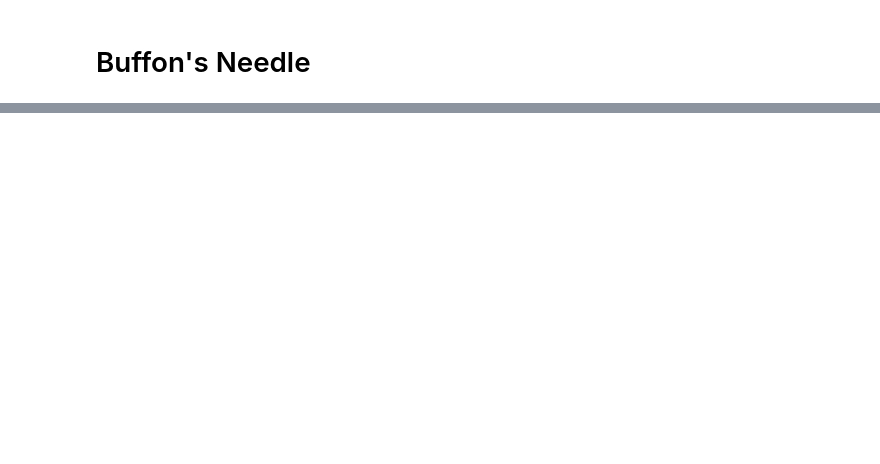
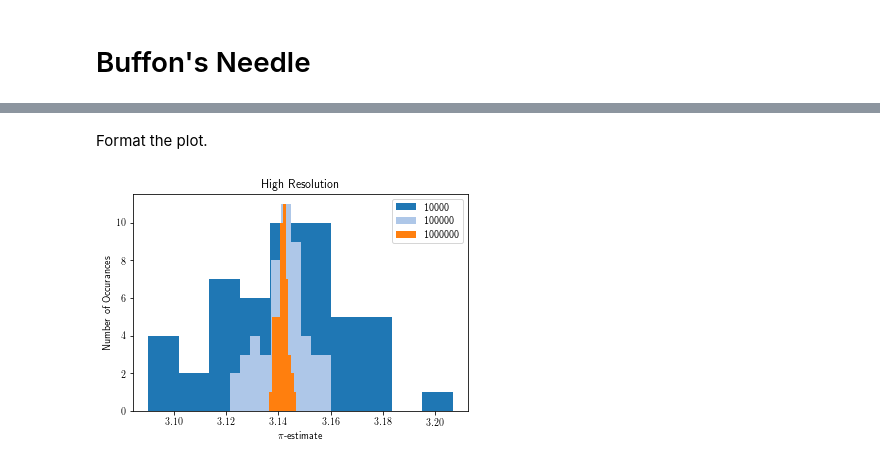
Before and after one commit to LambertOSU/buffon, a Jupyter notebook: buffons_notebook.ipynb, the cells around one changed output, grey strips where cells are left out. Drawn from its saved outputs; the diff is of its cells as text; code cells hidden in the pictures; blank space fills up the shorter version.

```diff
--- a/buffons_notebook.ipynb
+++ b/buffons_notebook.ipynb
@@ -291,0 +248,2 @@ Trial  50  complete
+# %%
+num_drops = [10000, 100000, 1000000]
@@ -291,0 +255,11 @@ Trial  50  complete
+# %%
+for k in range(len(num_drops)):
+
+    # Run a batch of trials
+    estimates = batch(num_trials,num_drops[k])
+
+    # Update legend labels
+    plt.hist(estimates,facecolor = t20[k])
+
+    # Plot distribution of estimates on histogram
+    legend_labels.append(str(num_drops[k]))
@@ -291,0 +285,13 @@ Trial  50  complete
+# %% [markdown]
+Format the plot.
+# %%
+# Use Tex formatting for text in the plot
+plt.rc('text', usetex=True)
+
+plt.legend(legend_labels)
+plt.xlabel('$\pi$-estimate')
+plt.ylabel('Number of Occurances')
+plt.title('High Resolution')
+plt.show()
+# %% [output]
+[figure, added]
```
Also changed, not shown: parts of 46 cells of this notebook.
